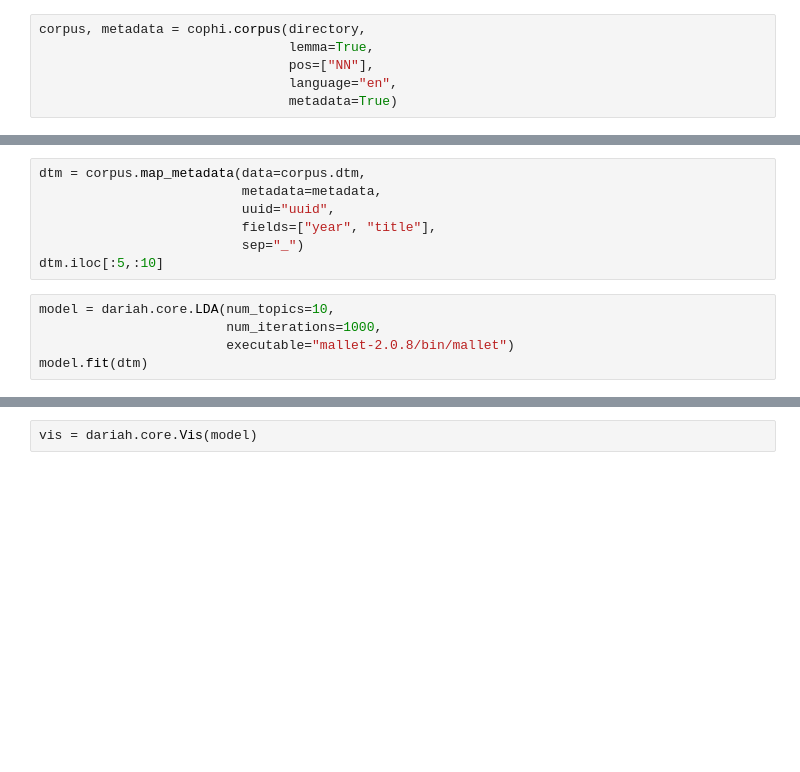
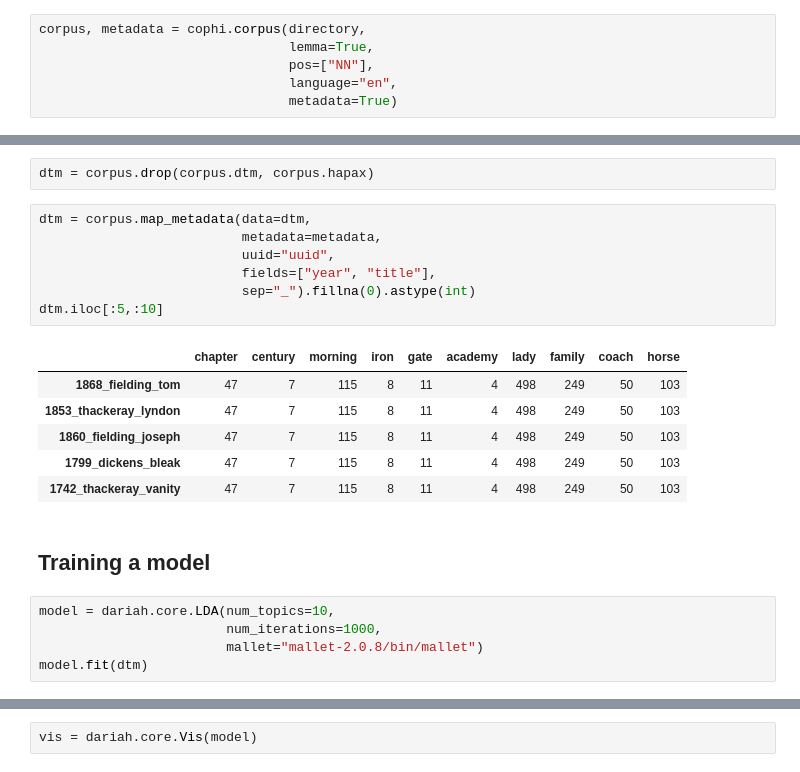
Before and after one commit to pielstroem/Topics, a Jupyter notebook: notebooks/3-advanced, part 2.ipynb, the cells around one changed output, grey strips where cells are left out. Drawn from its saved outputs; the diff is of its cells as text; blank space fills up the shorter version.

```diff
--- a/notebooks/3-advanced, part 2.ipynb
+++ b/notebooks/3-advanced, part 2.ipynb
@@ -24,14 +39,25 @@ metadata.iloc[:5]
+# %%
+dtm = corpus.drop(corpus.dtm, corpus.hapax)
 # %%
-dtm = corpus.map_metadata(data=corpus.dtm,
+dtm = corpus.map_metadata(data=dtm,
                           metadata=metadata,
                           uuid="uuid",
                           fields=["year", "title"],
-                          sep="_")
+                          sep="_").fillna(0).astype(int)
 dtm.iloc[:5,:10]
+# %% [output]
+|  | chapter | century | morning | iron | gate | academy | lady | family | coach | horse |
+| 1868_fielding_tom | 47 | 7 | 115 | 8 | 11 | 4 | 498 | 249 | 50 | 103 |
+| 1853_thackeray_lyndon | 47 | 7 | 115 | 8 | 11 | 4 | 498 | 249 | 50 | 103 |
+| 1860_fielding_joseph | 47 | 7 | 115 | 8 | 11 | 4 | 498 | 249 | 50 | 103 |
+| 1799_dickens_bleak | 47 | 7 | 115 | 8 | 11 | 4 | 498 | 249 | 50 | 103 |
+| 1742_thackeray_vanity | 47 | 7 | 115 | 8 | 11 | 4 | 498 | 249 | 50 | 103 |
+# %% [markdown]
+## Training a model
 # %%
 model = dariah.core.LDA(num_topics=10,
                         num_iterations=1000,
-                        executable="mallet-2.0.8/bin/mallet")
+                        mallet="mallet-2.0.8/bin/mallet")
 model.fit(dtm)
 # %%
 model.topics.iloc[:, :5]
```
Also changed, not shown: parts of 9 cells of this notebook, 1 other file.
